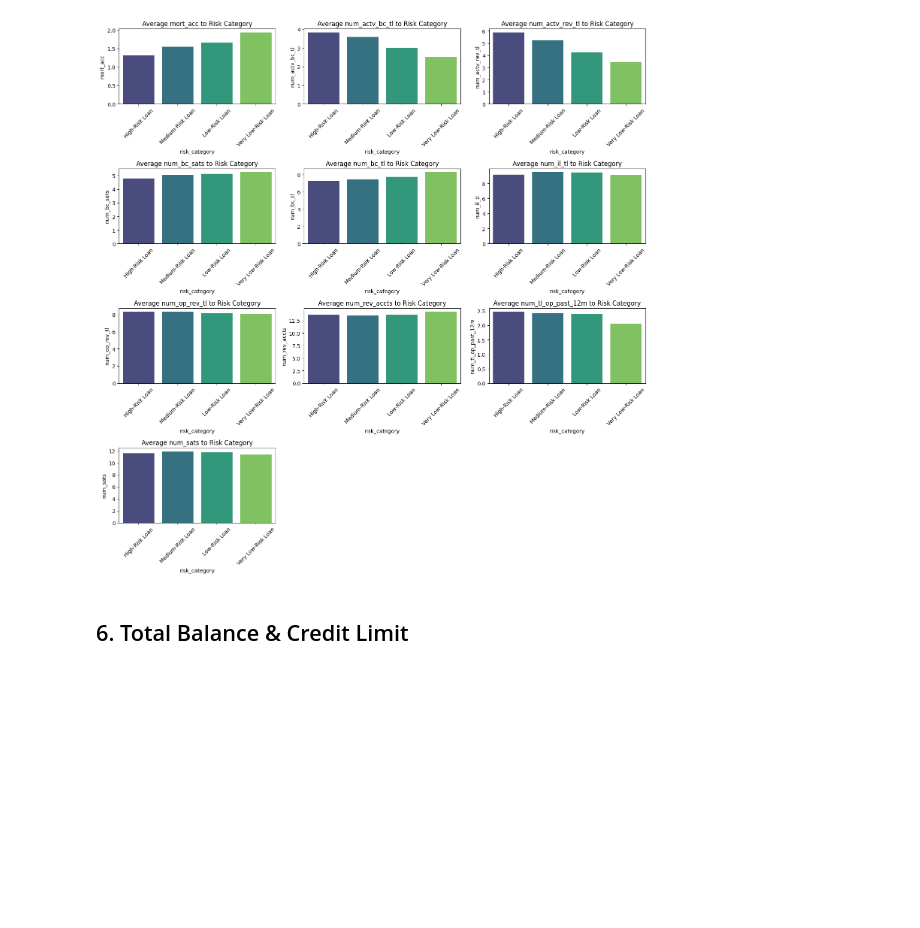
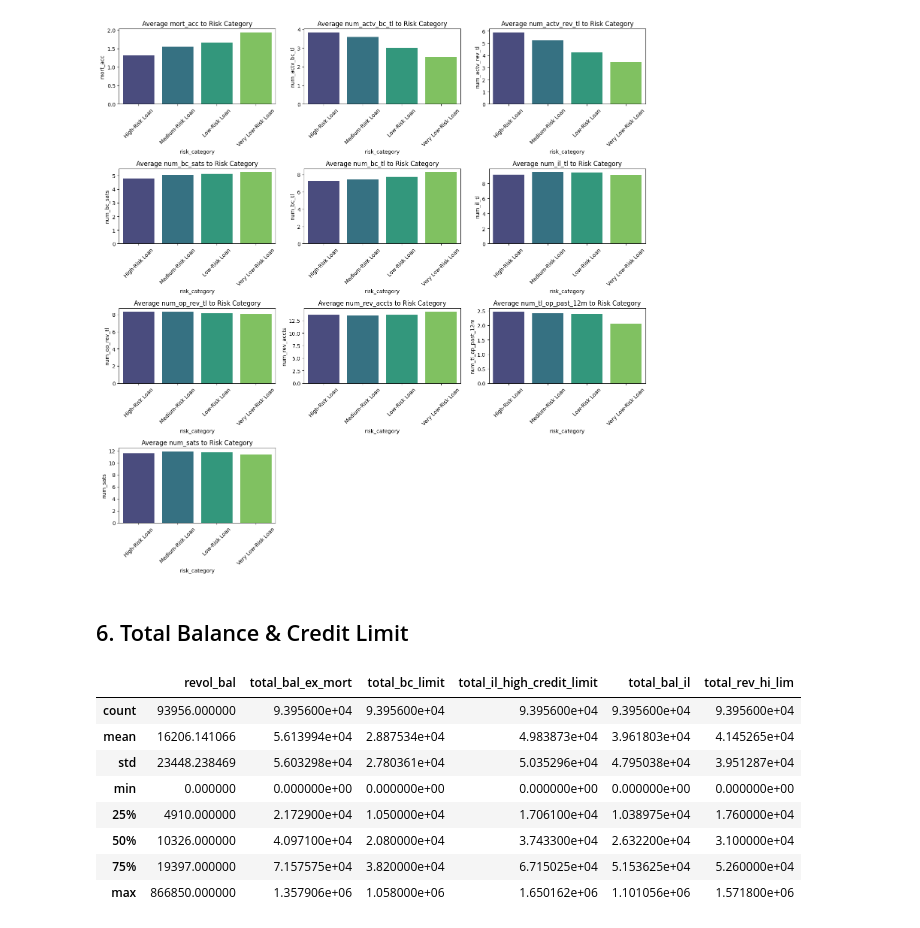
Before and after one commit to hidayah24/data-analyst-portfolio, a Jupyter notebook: Project-2-Credit-Risk-Analysis-and-Optimization-of-Lending-Decisions/Credit-Risk-Analysis.ipynb, the cells around one changed output. Saved outputs shown, nothing was run; the diff lists cells and outputs as text; code cells hidden in the pictures; blank space fills up the shorter version.

```diff
--- a/Project-2-Credit-Risk-Analysis-and-Optimization-of-Lending-Decisions/Credit-Risk-Analysis.ipynb
+++ b/Project-2-Credit-Risk-Analysis-and-Optimization-of-Lending-Decisions/Credit-Risk-Analysis.ipynb
@@ -871,3 +871,17 @@ Passing `palette` without assigning `hue` is deprecated and will be removed in v
 [figure]
 # %% [markdown]
 ## 6. Total Balance & Credit Limit
+# %%
+# features that will be used for analysis
+features = ['revol_bal', 'total_bal_ex_mort', 'total_bc_limit', 'total_il_high_credit_limit', 'total_bal_il', 'total_rev_hi_lim']
+df[features].describe()
+# %% [output]
+|  | revol_bal | total_bal_ex_mort | total_bc_limit | total_il_high_credit_limit | total_bal_il | total_rev_hi_lim |
+| count | 93956.000000 | 9.395600e+04 | 9.395600e+04 | 9.395600e+04 | 9.395600e+04 | 9.395600e+04 |
+| mean | 16206.141066 | 5.613994e+04 | 2.887534e+04 | 4.983873e+04 | 3.961803e+04 | 4.145265e+04 |
+| std | 23448.238469 | 5.603298e+04 | 2.780361e+04 | 5.035296e+04 | 4.795038e+04 | 3.951287e+04 |
+| min | 0.000000 | 0.000000e+00 | 0.000000e+00 | 0.000000e+00 | 0.000000e+00 | 0.000000e+00 |
+| 25% | 4910.000000 | 2.172900e+04 | 1.050000e+04 | 1.706100e+04 | 1.038975e+04 | 1.760000e+04 |
+| 50% | 10326.000000 | 4.097100e+04 | 2.080000e+04 | 3.743300e+04 | 2.632200e+04 | 3.100000e+04 |
+| 75% | 19397.000000 | 7.157575e+04 | 3.820000e+04 | 6.715025e+04 | 5.153625e+04 | 5.260000e+04 |
+| max | 866850.000000 | 1.357906e+06 | 1.058000e+06 | 1.650162e+06 | 1.101056e+06 | 1.571800e+06 |
```
Also changed, not shown: parts of 2 cells of this notebook.
